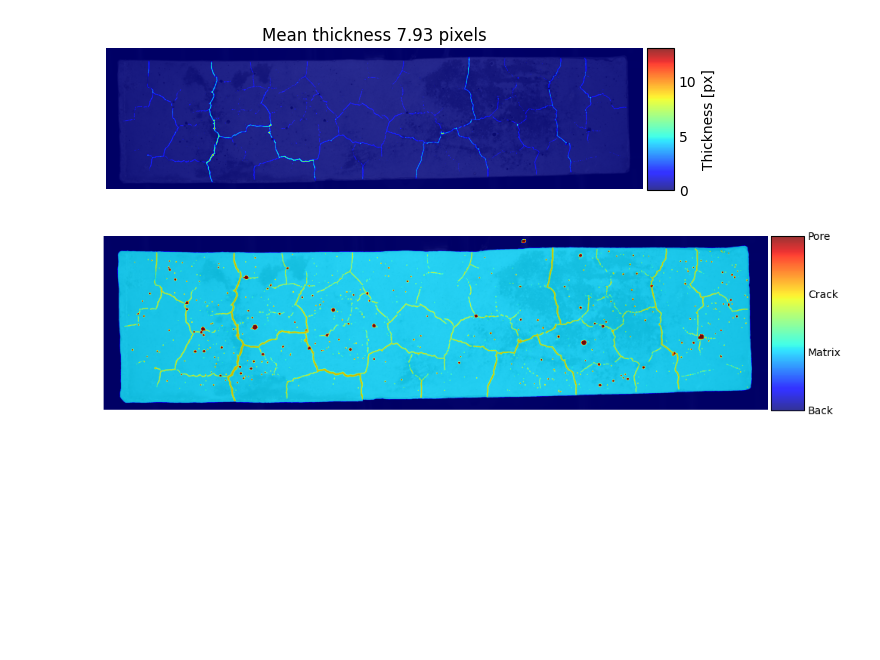
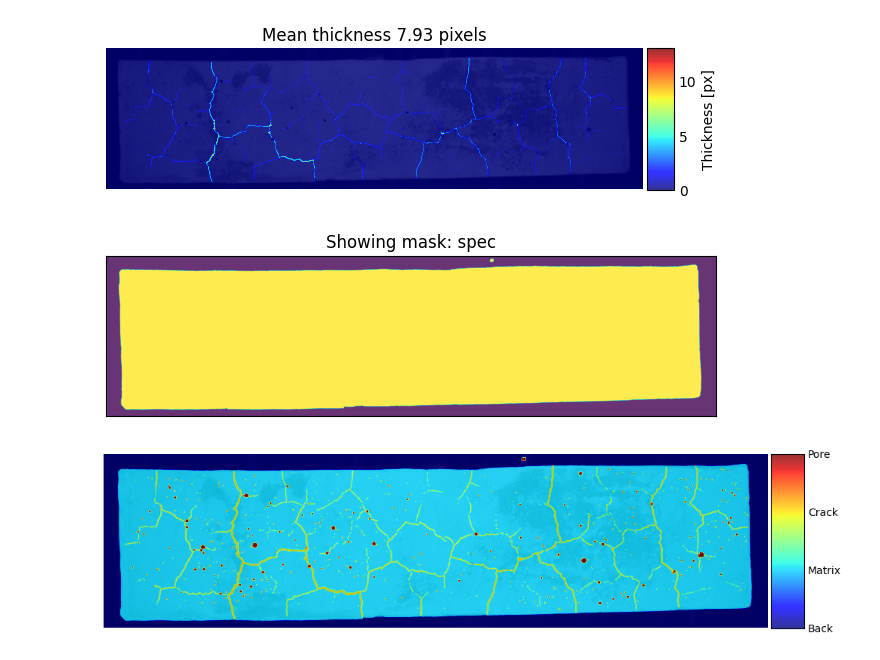
Before and after one commit to Rievil/CrackenPy, a Jupyter notebook: Examples/Scripts/Basics.ipynb, the cells around one changed output. Saved outputs shown, nothing was run; the diff lists cells and outputs as text; code cells hidden in the pictures; blank space fills up the shorter version.

```diff
--- a/Examples/Scripts/Basics.ipynb
+++ b/Examples/Scripts/Basics.ipynb
@@ -7,6 +7,10 @@ cp.get_mask(impath=r"../Img/ID14_940_Image.png")
 cp.distancemap()
 # %% [output]
 [figure]
+# %%
+cp.show_mask(mask="spec")
+# %% [output]
+[figure, added]
 # %%
 cp.overlay(figsize=(12,3))
 # %% [output]
```
Also changed, not shown: parts of 3 cells of this notebook, 1 other file.
